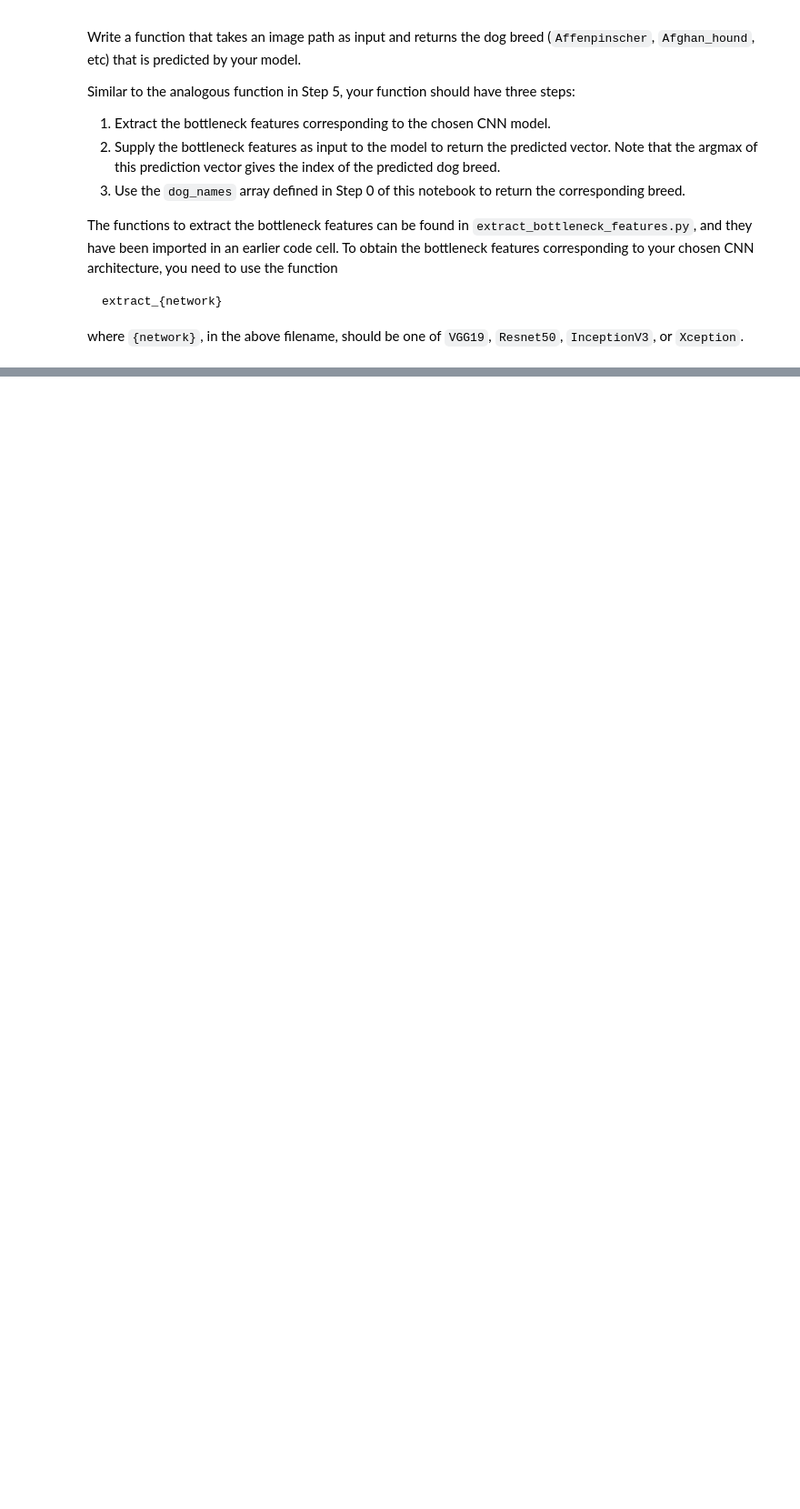
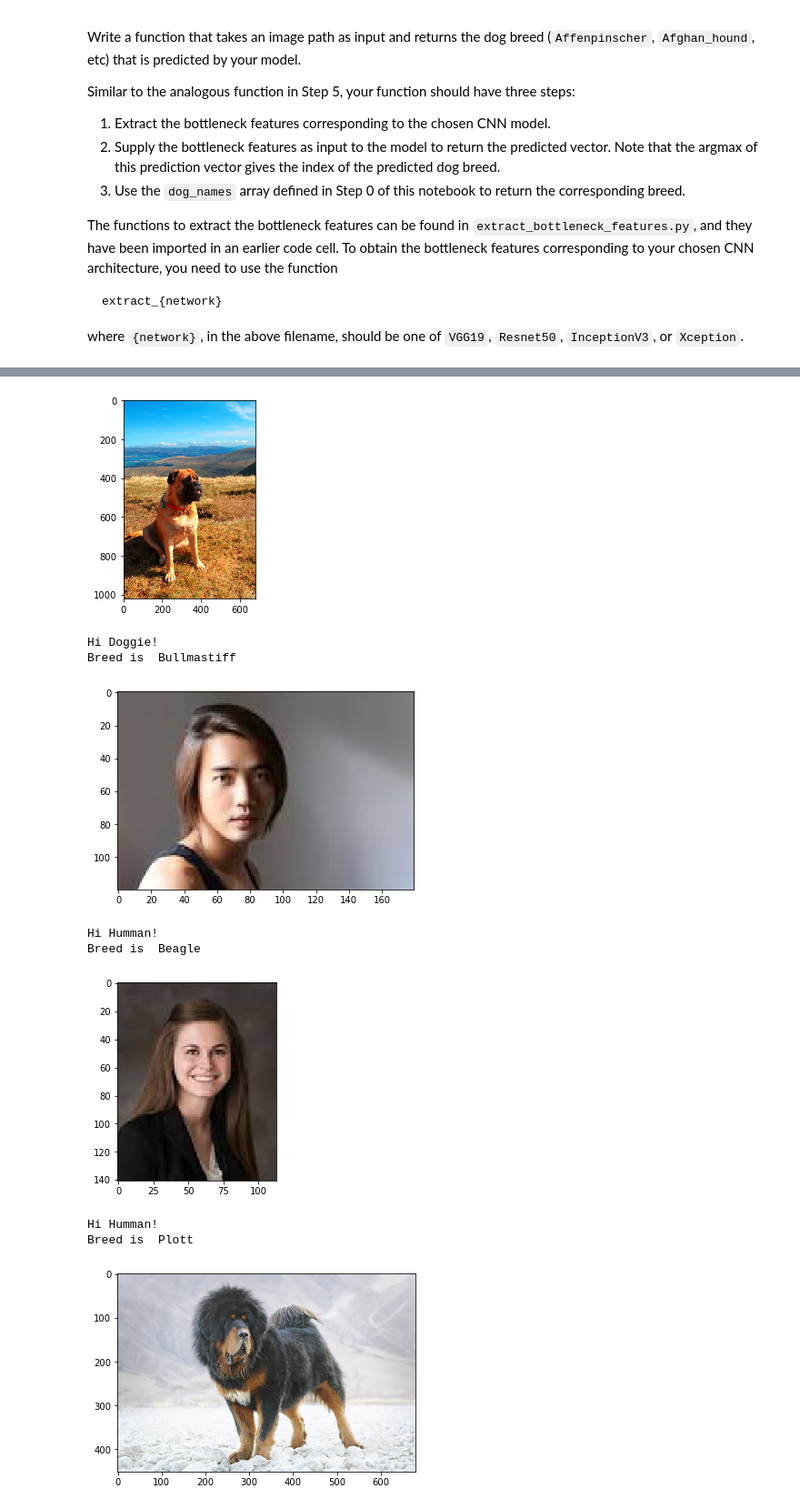
Before and after one commit to yajneshvar/dog-project, a Jupyter notebook: dog_app.ipynb, the cells around one changed output, grey strips where cells are left out. Shown at 91% size. Cells and saved outputs as stored; diff of their text form; code cells hidden in the pictures; blank space fills up the shorter version.

Commit message:
Completed CNN model

```diff
--- a/dog_app.ipynb
+++ b/dog_app.ipynb
@@ -558,0 +617,8 @@ You are welcome to [augment the training data](https://blog.keras.io/building-po
+# %%
+### TODO: Train the model.
+checkpointer = ModelCheckpoint(filepath='saved_models/weights.best.RESNET50.hdf5',
+                               verbose=1, save_best_only=True)
+
+model_resnet.fit(train_Resnet50, train_targets,
+          validation_data=(valid_Resnet50, valid_targets),
+          epochs=10, batch_size=20, callbacks=[checkpointer], verbose=1)
@@ -560,6 +645,7 @@ You are welcome to [augment the training data](https://blog.keras.io/building-po
 ### (IMPLEMENTATION) Load the Model with the Best Validation Loss
 # %%
 ### TODO: Load the model weights with the best validation loss.
+model_resnet.load_weights('saved_models/weights.best.RESNET50.hdf5')
 # %% [markdown]
 ### (IMPLEMENTATION) Test the Model
 
@@ -584,6 +678,13 @@ where `{network}`, in the above filename, should be one of `VGG19`, `Resnet50`,
 # %%
 ### TODO: Write a function that takes a path to an image as input
 ### and returns the dog breed that is predicted by the model.
+def predictBreed(img_path):
+        # extract bottleneck features
+    bottleneck_feature = extract_Resnet50(path_to_tensor(img_path))
+    # obtain predicted vector
+    predicted_vector = model_resnet.predict(bottleneck_feature)
+    # return dog breed that is predicted by the model
+    return dog_names[np.argmax(predicted_vector)]
 # %% [markdown]
 ---
 <a id='step6'></a>
@@ -605,6 +706,17 @@ Some sample output for our algorithm is provided below, but feel free to design
 # %%
 ### TODO: Write your algorithm.
 ### Feel free to use as many code cells as needed.
+def whichBreed(img_path):
+    is_dog = False
+    if dog_detector(img_path):
+        print('Hi Doggie!')
+    elif face_detector(img_path):
+        print('Hi Humman!')
+    else:
+        print('Image is not a dog or human')
+        return
+    breed = predictBreed(img_path)
+    print('Breed is ', breed)
 # %% [markdown]
 ---
 <a id='step7'></a>
@@ -622,4 +734,26 @@ __Answer:__
 # %%
 ## TODO: Execute your algorithm from Step 6 on
 ## at least 6 images on your computer.
 ## Feel free to use as many code cells as needed.
+local_test = np.array(glob("test_images/*.jpeg"))
+# load color (BGR) image
+
+for test_path in local_test:
+    img = cv2.imread(test_path)
+    # convert BGR image to RGB for plotting
+    cv_rgb = cv2.cvtColor(img, cv2.COLOR_BGR2RGB)
+    # display the image, along with bounding box
+    plt.imshow(cv_rgb)
+    plt.show()
+    whichBreed(test_path)
+# %% [output]
+[figure, added]
+Hi Doggie!
+Breed is  Bullmastiff
+[figure, added]
+Hi Humman!
+Breed is  Beagle
+[figure, added]
+Hi Humman!
+Breed is  Plott
+[figure, added]
```
Also changed, not shown: parts of 19 cells of this notebook, 5 other files.
